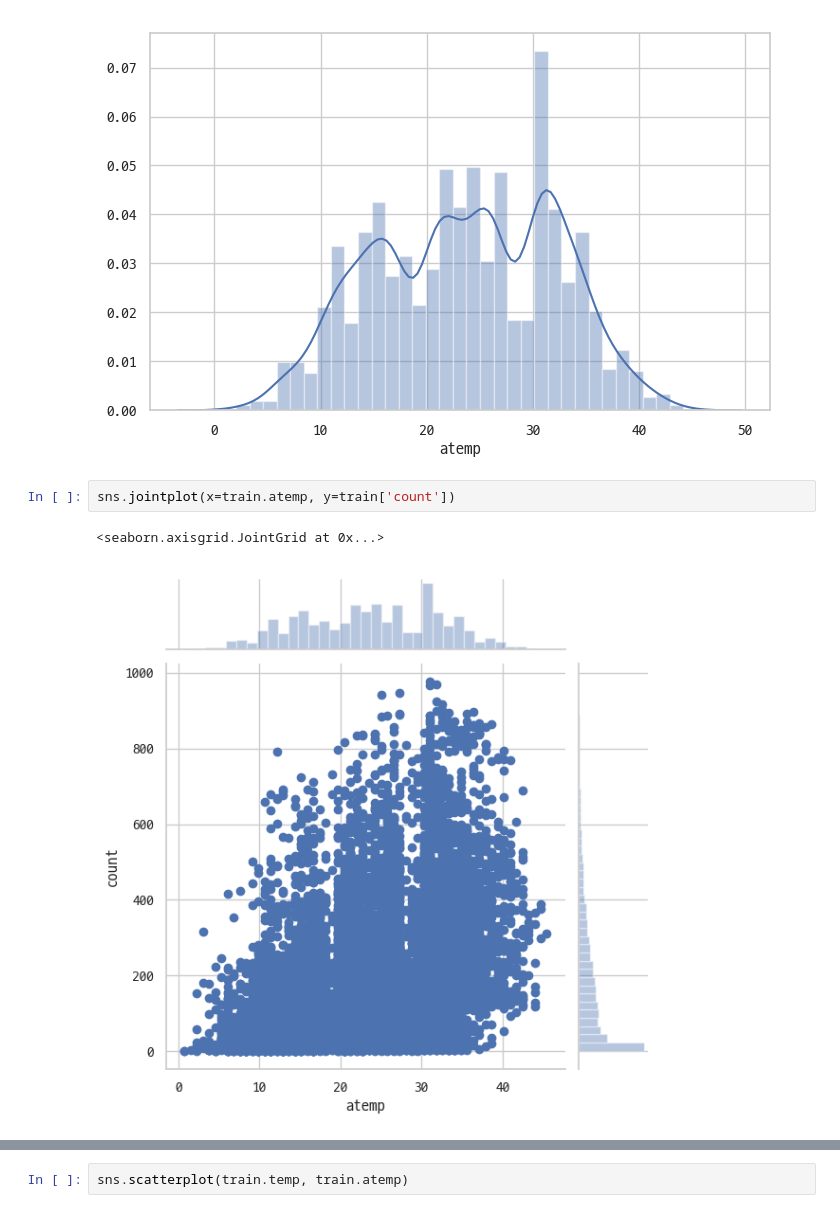
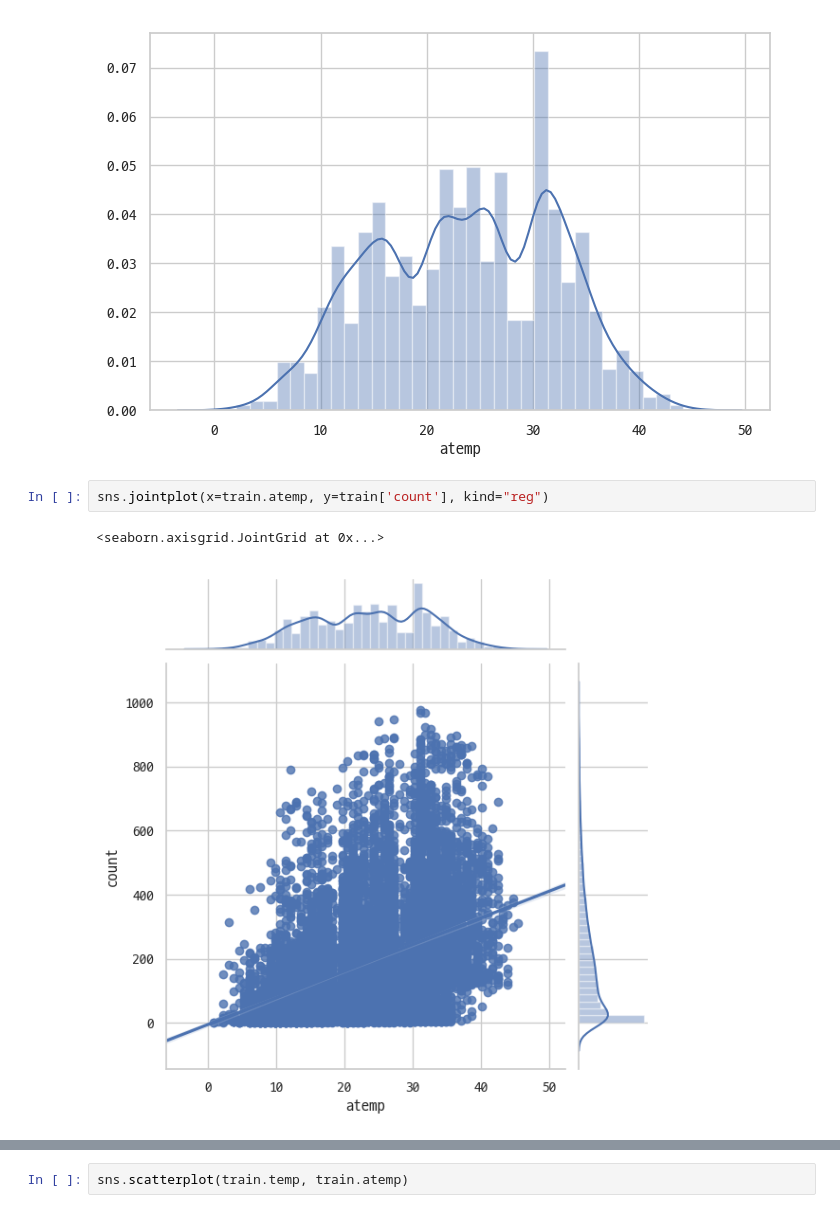
Before and after one commit to p829911/python_playground, a Jupyter notebook: regression/bike/bike_sharing_hsw_ver1.ipynb, the cells around one changed output, grey strips where cells are left out. Cells and saved outputs as stored; diff of their text form.

```diff
--- a/regression/bike/bike_sharing_hsw_ver1.ipynb
+++ b/regression/bike/bike_sharing_hsw_ver1.ipynb
@@ -170,7 +190,7 @@ sns.distplot(train.atemp)
 <matplotlib.axes._subplots.AxesSubplot at 0x...>
 [figure]
 # %%
-sns.jointplot(x=train.atemp, y=train['count'])
+sns.jointplot(x=train.atemp, y=train['count'], kind="reg")
 # %% [output]
 <seaborn.axisgrid.JointGrid at 0x...>
-[figure, old version]
+[figure, new version]
```
Also changed, not shown: parts of 26 cells of this notebook, 5 other files.
